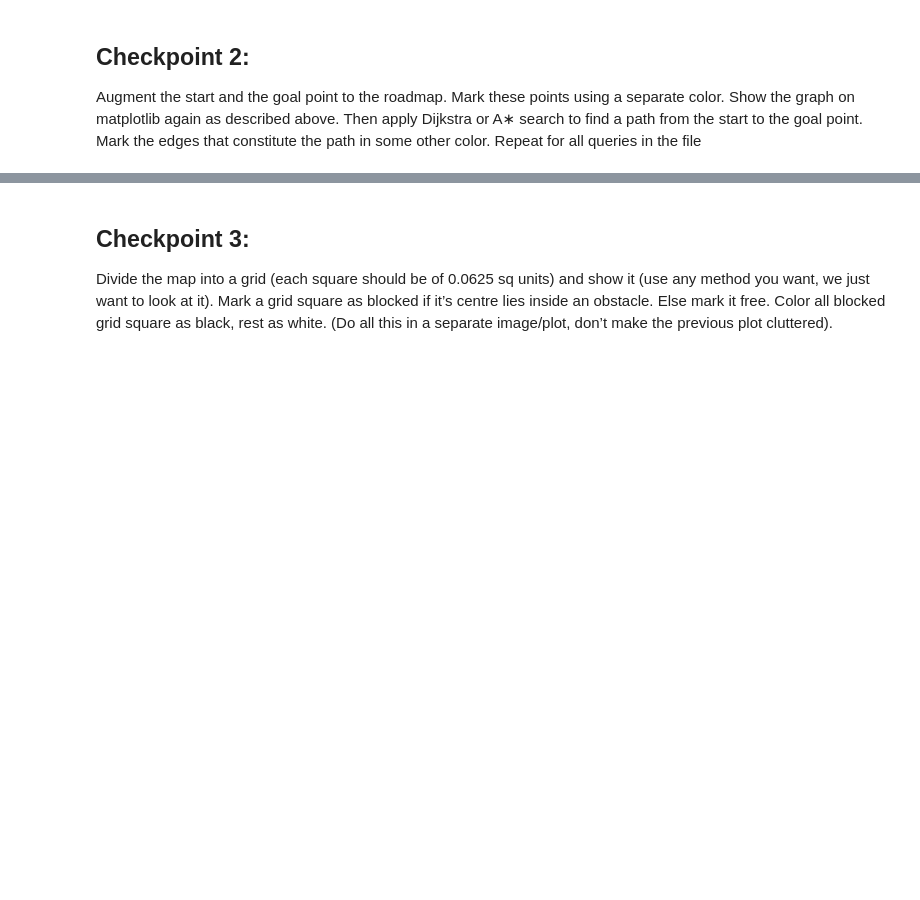
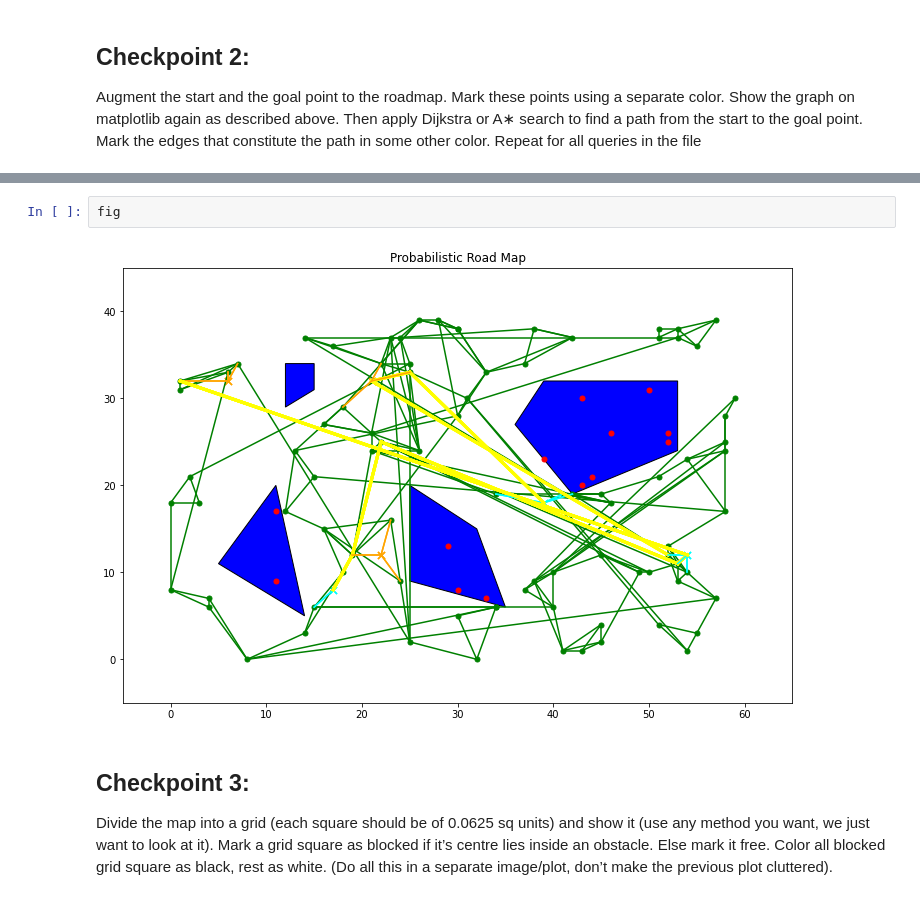
Before and after one commit to ashwinpra/swarm-tasks, a Jupyter notebook: 2-multiple-query-PRM-APF-planner/main.ipynb, the cells around one changed output, grey strips where cells are left out. Saved outputs shown, nothing was run; the diff lists cells and outputs as text; blank space fills up the shorter version.

```diff
--- a/2-multiple-query-PRM-APF-planner/main.ipynb
+++ b/2-multiple-query-PRM-APF-planner/main.ipynb
@@ -72,3 +188,7 @@ Augment the start and the goal point to the roadmap. Mark these points using a s
+# %%
+fig
+# %% [output]
+[figure, added]
 # %% [markdown]
 ## Checkpoint 3:
 Divide the map into a grid (each square should be of 0.0625 sq units) and show it (use any method you want, we just want to look at it). Mark a grid square as blocked if it’s centre lies inside an obstacle. Else mark it free. Color all blocked grid square as black, rest as white. (Do all this in a separate image/plot, don’t make the previous plot cluttered).
```
Also changed, not shown: parts of 15 cells of this notebook, 32 other files.
